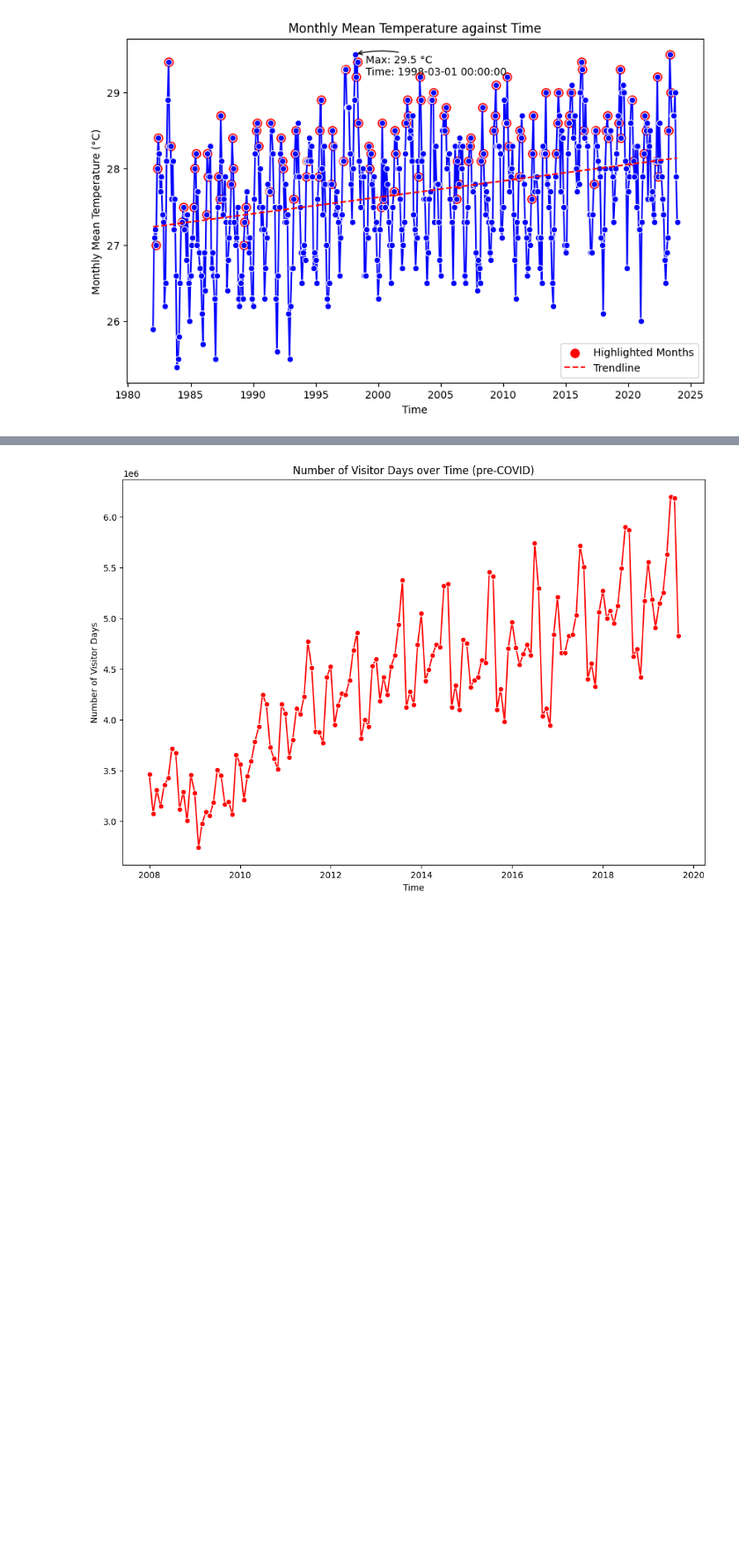
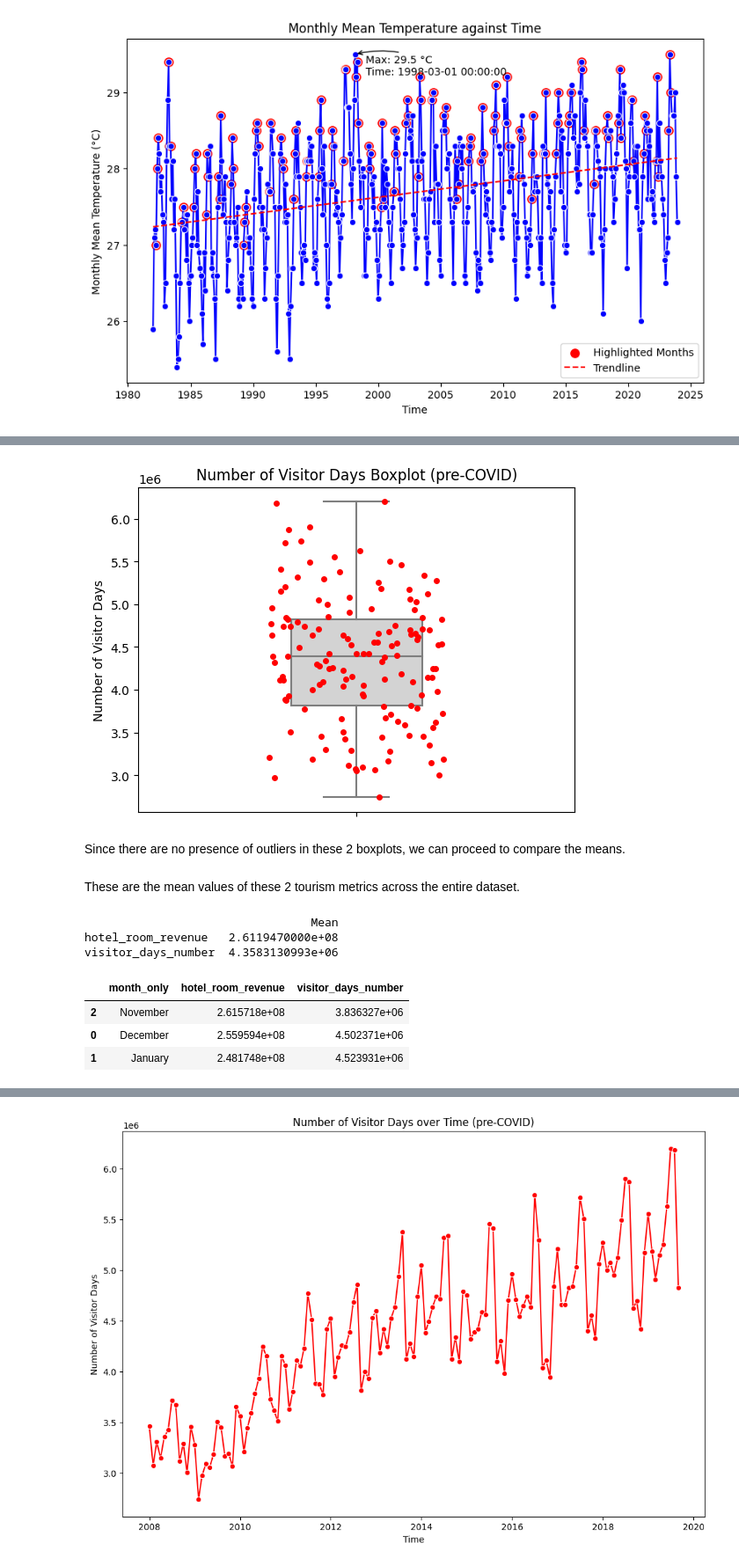
Before and after one commit to tengyneo/project1, a Jupyter notebook: notebook/p1_EDA_tengyong.ipynb, the cells around one changed output, grey strips where cells are left out. Shown at 88% size. Drawn from its saved outputs; the diff is of its cells as text; code cells hidden in the pictures; blank space fills up the shorter version.

```diff
--- a/notebook/p1_EDA_tengyong.ipynb
+++ b/notebook/p1_EDA_tengyong.ipynb
@@ -810,0 +810,40 @@ For months with the highest temperatures in Singapore, values for `'hotel_room_r
+# %%
+# Create a boxplot with outliers shown
+boxplot = sns.boxplot(y='visitor_days_number', data=merged_df_precovid, color='lightgray', width=0.3, fliersize=8)
+
+# Add a stripplot to show individual data points, including outliers
+sns.stripplot(y='visitor_days_number', data=merged_df_precovid, color='red', jitter=0.2, size=5)
+
+# Add title and labels
+plt.title('Number of Visitor Days Boxplot (pre-COVID)')
+plt.ylabel('Number of Visitor Days')
+
+# Show the plot
+plt.show()
+# %% [output]
+[figure, added]
+# %% [markdown]
+Since there are no presence of outliers in these 2 boxplots, we can proceed to compare the means.
+# %% [markdown]
+These are the mean values of these 2 tourism metrics across the entire dataset.
+# %%
+summary_stats = pd.DataFrame({
+    'Mean': merged_df_precovid[['hotel_room_revenue', 'visitor_days_number']].mean(),
+})
+
+# Display the summary statistics
+print(summary_stats)
+# %% [output]
+                                 Mean
+hotel_room_revenue   2.6119470000e+08
+visitor_days_number  4.3583130993e+06
+# %%
+rainy_months = ['November', 'December', 'January']
+rainy_df_precovid = merged_df_precovid[merged_df_precovid['month_only'].isin(rainy_months)]
+columns_to_aggregate = ['hotel_room_revenue', 'visitor_days_number']
+rainy_df_precovid.groupby(['month_only'])[columns_to_aggregate].mean().reset_index().sort_values(by='hotel_room_revenue', ascending=False)
+# %% [output]
+|  | month_only | hotel_room_revenue | visitor_days_number |
+| 2 | November | 2.615718e+08 | 3.836327e+06 |
+| 0 | December | 2.559594e+08 | 4.502371e+06 |
+| 1 | January | 2.481748e+08 | 4.523931e+06 |
```
Also changed, not shown: parts of 34 cells of this notebook.
